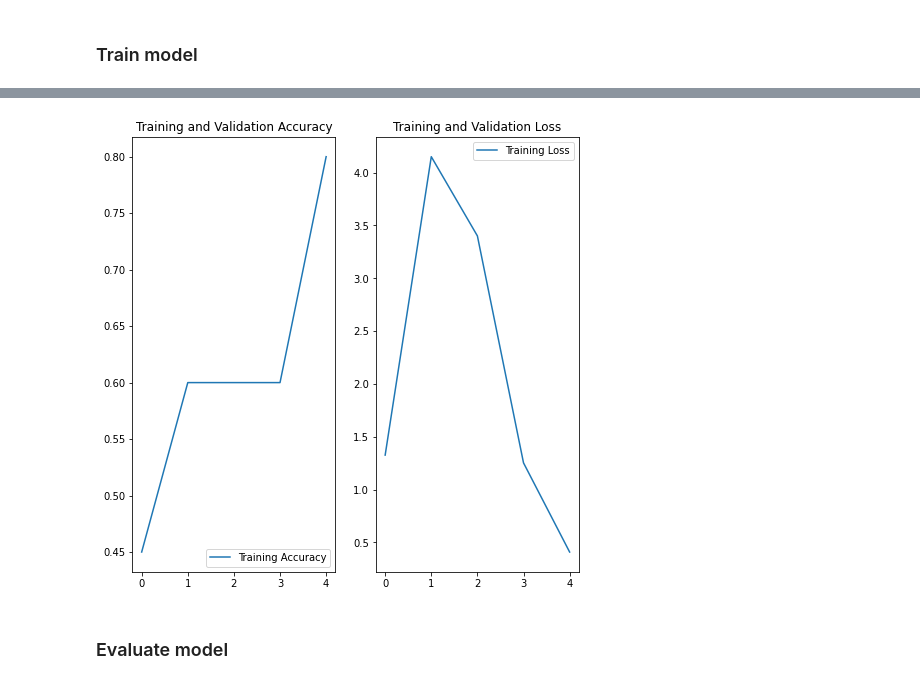
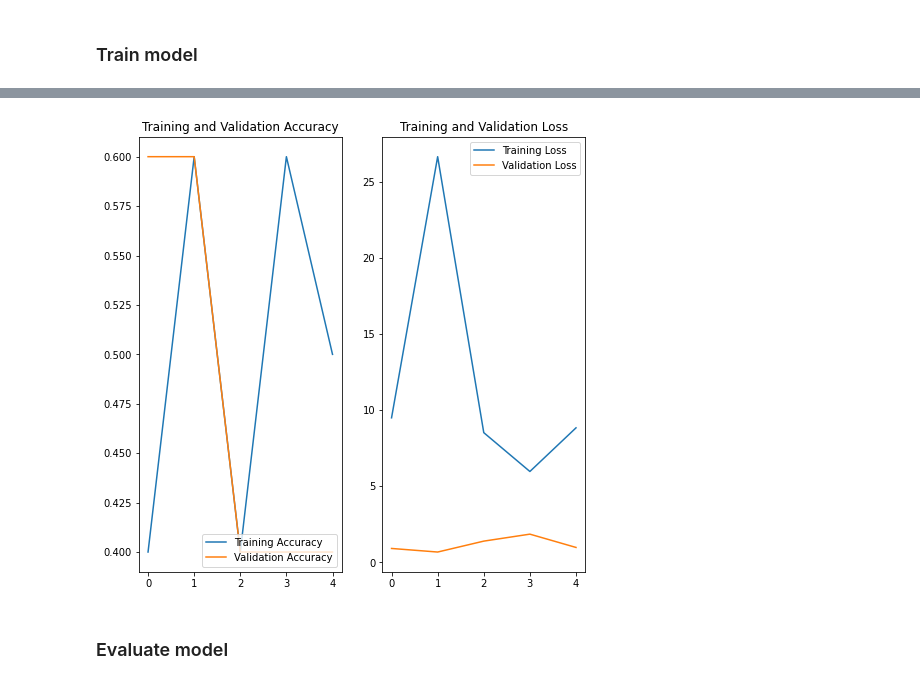
Before and after one commit to studiegjengen/DAT550-project, a Jupyter notebook: lstm_model.ipynb, the cells around one changed output, grey strips where cells are left out. Saved outputs shown, nothing was run; the diff lists cells and outputs as text; code cells hidden in the pictures.

```diff
--- a/lstm_model.ipynb
+++ b/lstm_model.ipynb
@@ -182,6 +162,12 @@ array([[[[[  0,   0,   0],
 # get validation data
 folder = "./data/data-large/data/validation"
 val_x, val_y = get_padded_video_data(folder)
+
+# only pick some movies..
+n = 20
+index = np.random.choice(val_x.shape[0], n, replace=False)
+val_x = val_x[index]
+val_y = val_y[index]
 # %%
 print(f"train_x shape: {train_x.shape}, train_y shape: {train_y.shape}")
 print(f"val_x shape: {val_x.shape}, val_y shape: {val_y.shape}")
@@ -212,16 +198,17 @@ custom_callbacks = [
 RUN_LOCAL = False
 if RUN_LOCAL:
     # slice the data for testing:
-    n = 20
+    n = 10
     index = np.random.choice(train_x.shape[0], n, replace=False)
 
     short_train_x = train_x[index]
     short_train_y = train_y[index]
     print(f"train_x shape: {short_train_x.shape}, train_y shape: {short_train_y.shape}")
-    train_x = short_train_x
-    train_y = short_train_y
+    #train_x = short_train_x
+    #train_y = short_train_y
 
 history = model.fit(train_x, train_y, epochs=config.epochs, batch_size=config.batch_size,
     validation_data = (val_x, val_y),
-    callbacks = custom_callbacks)
+    callbacks = custom_callbacks
+    )
 # %% [output]
@@ -229,27 +231,27 @@ Epoch 1/5
 # %%
 acc = history.history['accuracy']
-# val_acc = history.history['val_accuracy']
+val_acc = history.history['val_accuracy']
 
 loss = history.history['loss']
-# val_loss = history.history['val_loss']
+val_loss = history.history['val_loss']
 
 epochs_range = range(config.epochs)
 
 plt.figure(figsize=(8, 8))
 plt.subplot(1, 2, 1)
 plt.plot(epochs_range, acc, label='Training Accuracy')
-# plt.plot(epochs_range, val_acc, label='Validation Accuracy')
+plt.plot(epochs_range, val_acc, label='Validation Accuracy')
 plt.legend(loc='lower right')
 plt.title('Training and Validation Accuracy')
 
 plt.subplot(1, 2, 2)
 plt.plot(epochs_range, loss, label='Training Loss')
-# plt.plot(epochs_range, val_loss, label='Validation Loss')
+plt.plot(epochs_range, val_loss, label='Validation Loss')
 plt.legend(loc='upper right')
 plt.title('Training and Validation Loss')
 plt.show()
 # %% [output]
-[figure, old version]
+[figure, new version]
 # %% [markdown]
 ### Evaluate model
 # %%
```
Also changed, not shown: parts of 7 cells of this notebook.
